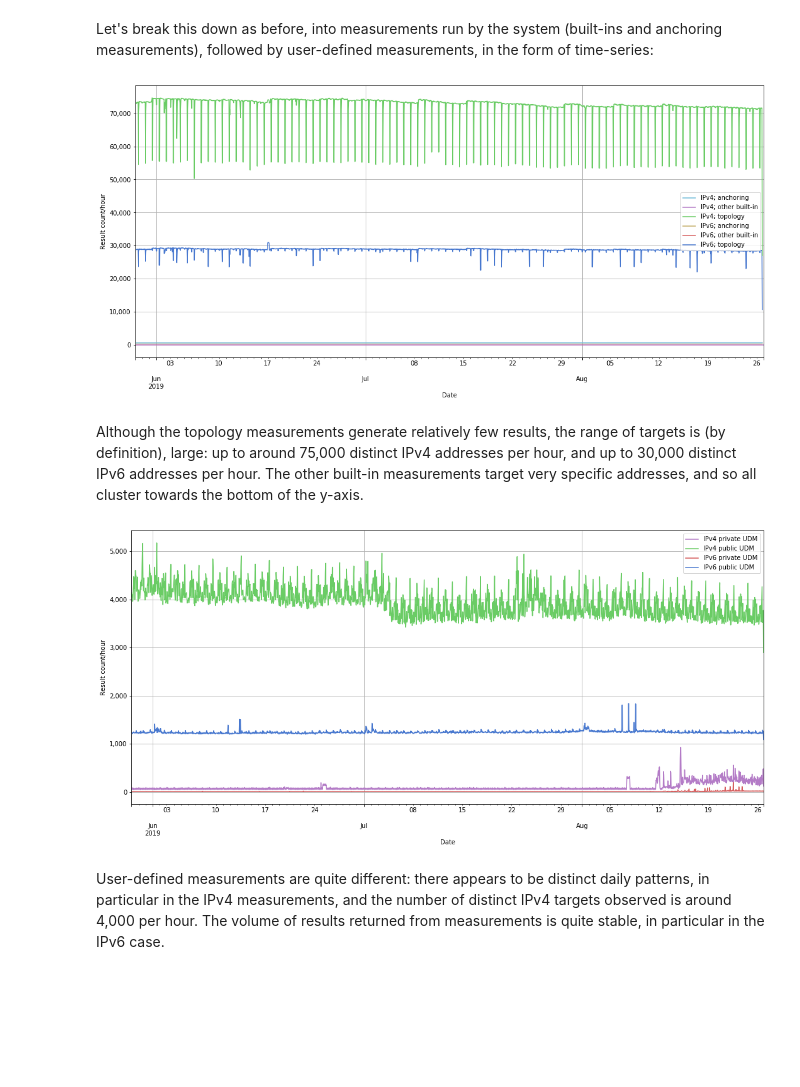
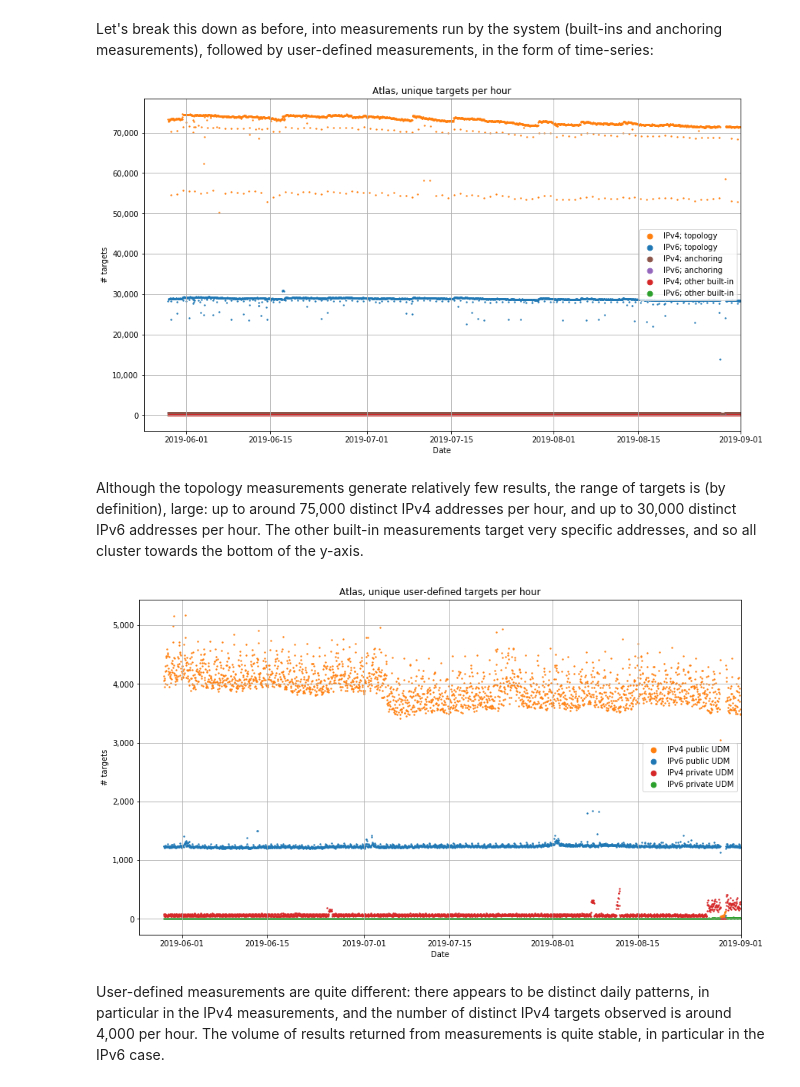
Before and after one commit to sdstrowes/atlascomparison, a Jupyter notebook: atlas.ipynb, the cells around one changed output. Cells and saved outputs as stored; diff of their text form; code cells hidden in the pictures; blank space fills up the shorter version.

```diff
--- a/atlas.ipynb
+++ b/atlas.ipynb
@@ -139,7 +170,7 @@ plt.show()
 # %%
 %matplotlib inline
 import matplotlib.pyplot as plt
-plt.rcParams['figure.figsize'] = [18, 8]
+plt.rcParams['figure.figsize'] = [14, 8]
 fig, ax = plt.subplots()
 
 # Plot UDMs
@@ -151,17 +182,25 @@ for p in [ True, False ]:
             label = "IPv" + str(af) +" public UDM"
         else:
             label = "IPv" + str(af) +" private UDM"
-        ax    = grp.plot(ax=ax, kind='line', x='ts', y='count', label=label)
+        plt.scatter(grp['ts'], grp['count'], label=label, s=1.8)
 
 ax.grid(True)
 ax.set_xlabel('Date')
-ax.set_ylabel('Result count/hour')
+ax.set_ylabel('# results')
+ax.set_xlim(left="2019-05-25", right="2019-09-01")
+ax.set_ylim(bottom=-80000, top=1700000)
+ax.set_title("Atlas, results collected from user-defined measurements, per hour")
 ax.get_yaxis().set_major_formatter(
     mplotlib.ticker.FuncFormatter(lambda x, p: format(int(x), ','))
 )
 
 handles, labels = ax.get_legend_handles_labels()
-labels, handles = zip(*sorted(zip(labels, handles), key=lambda t: t[0]))
-ax.legend(handles, labels, loc='best')
+
+# just gonna hack this manually
+# ['IPv6 public UDM', 'IPv4 public UDM', 'IPv6 private UDM', 'IPv4 private UDM']
+labels  = [  labels[1],  labels[0],  labels[3],  labels[2] ]
+handles = [ handles[1], handles[0], handles[3], handles[2], handles[1], handles[0] ]
+
+ax.legend(handles, labels, loc='best', markerscale=5)
 plt.show()
 # %% [output]
@@ -206,7 +247,7 @@ Let's break this down as before, into measurements run by the system (built-ins
 # %%
 %matplotlib inline
 import matplotlib.pyplot as plt
-plt.rcParams['figure.figsize'] = [18, 8]
+plt.rcParams['figure.figsize'] = [14, 8]
 fig, ax = plt.subplots()
 
 #------------------------------------------------------------------------------
@@ -215,51 +256,55 @@ for af in [6, 4]:
         grp   = target_counts[((target_counts['msm_class'] == "topology*.dyndns.atlas.ripe.net UDP") | (target_counts['msm_class'] == "topology*.dyndns.atlas.ripe.net ICMP")) & (target_counts['af'] == af)]
         grp = grp[['ts','count']].groupby(["ts"]).sum().reset_index()
         label = "IPv" + str(af) + "; topology"
-        #print(label)
-        #print(grp)
-        ax    = grp.plot(ax=ax, kind='line', x='ts', y='count', label=label)
+        plt.scatter(grp['ts'], grp['count'], label=label, s=1.8)
 
         #------------------------------------------------------------------------------
 for af in [6, 4]:
         grp   = target_counts[
             ((target_counts['msm_class'] == "*.root-servers.net") | (target_counts['msm_class'] == "ctr-*.atlas.ripe.net")) &
             (target_counts['af'] == af)
         ]
 
         grp = grp[['ts','count']].groupby(["ts"]).sum().reset_index()
         label = "IPv" + str(af) + "; other built-in"
-        #print(label)
-        #print(grp)
-        ax    = grp.plot(ax=ax, kind='line', x='ts', y='count', label=label)
+        plt.scatter(grp['ts'], grp['count'], label=label, s=1.8)
 
 for af in [6, 4]:
         grp   = target_counts[
             ((target_counts['msm_class'] == "anchoring (probes)") | (target_counts['msm_class'] == "anchoring (mesh)")) &
             (target_counts['af'] == af)
         ]
         grp = grp[['ts','count']].groupby(["ts"]).sum().reset_index()
         label = "IPv" + str(af) + "; anchoring"
-        ax    = grp.plot(ax=ax, kind='line', x='ts', y='count', label=label)
+        plt.scatter(grp['ts'], grp['count'], label=label, s=1.8)
+
 
 ax.grid(True)
 ax.set_xlabel('Date')
-ax.set_ylabel('Result count/hour')
+ax.set_ylabel('# targets')
+ax.set_xlim(left="2019-05-25", right="2019-09-01")
+ax.set_title("Atlas, unique targets per hour")
 ax.get_yaxis().set_major_formatter(
     mplotlib.ticker.FuncFormatter(lambda x, p: format(int(x), ','))
 )
 
 handles, labels = ax.get_legend_handles_labels()
-labels, handles = zip(*sorted(zip(labels, handles), key=lambda t: t[0]))
-ax.legend(handles, labels, loc='best')
+# just gonna hack this manually
+# ['IPv6; topology', 'IPv4; topology', 'IPv6; other built-in', 'IPv4; other built-in', 'IPv6; anchoring', 'IPv4; anchoring']
+labels  = [  labels[1],  labels[0],  labels[5],  labels[4],  labels[3],  labels[2] ]
+handles = [ handles[1], handles[0], handles[5], handles[4], handles[3], handles[2] ]
+
+ax.legend(handles, labels, loc='best', markerscale=5)
+
 plt.show()
 # %% [output]
-[figure, old version]
+[figure, new version]
 # %% [markdown]
 Although the topology measurements generate relatively few results, the range of targets is (by definition), large: up to around 75,000 distinct IPv4 addresses per hour, and up to 30,000 distinct IPv6 addresses per hour. The other built-in measurements target very specific addresses, and so all cluster towards the bottom of the y-axis.
 # %%
 %matplotlib inline
 import matplotlib.pyplot as plt
-plt.rcParams['figure.figsize'] = [18, 8]
+plt.rcParams['figure.figsize'] = [14, 8]
 fig, ax = plt.subplots()
 
 # Plot UDMs
@@ -271,21 +316,29 @@ for p in [ True, False ]:
             label = "IPv" + str(af) +" public UDM"
         else:
             label = "IPv" + str(af) +" private UDM"
-        ax    = grp.plot(ax=ax, kind='line', x='ts', y='count', label=label)
+        plt.scatter(grp['ts'], grp['count'], label=label, s=1.8)
 
 ax.grid(True)
 ax.set_xlabel('Date')
-ax.set_ylabel('Result count/hour')
+ax.set_ylabel('# targets')
+ax.set_xlim(left="2019-05-25", right="2019-09-01")
+ax.set_title("Atlas, unique user-defined targets per hour")
 ax.get_yaxis().set_major_formatter(
     mplotlib.ticker.FuncFormatter(lambda x, p: format(int(x), ','))
 )
 
 handles, labels = ax.get_legend_handles_labels()
-labels, handles = zip(*sorted(zip(labels, handles), key=lambda t: t[0]))
-ax.legend(handles, labels, loc='best')
+
+# just gonna hack this manually
+# ['IPv6 public UDM', 'IPv4 public UDM', 'IPv6 private UDM', 'IPv4 private UDM']
+labels  = [  labels[1],  labels[0],  labels[3],  labels[2] ]
+handles = [ handles[1], handles[0], handles[3], handles[2], handles[1], handles[0] ]
+
+ax.legend(handles, labels, loc='best', markerscale=5)
+
 plt.show()
 # %% [output]
-[figure, old version]
+[figure, new version]
 # %% [markdown]
 User-defined measurements are quite different: there appears to be distinct daily patterns, in particular in the IPv4 measurements, and the number of distinct IPv4 targets observed is around 4,000 per hour. The volume of results returned from measurements is quite stable, in particular in the IPv6 case.
 # %% [markdown]
```
Also changed, not shown: parts of 29 cells of this notebook, 2 other files.
